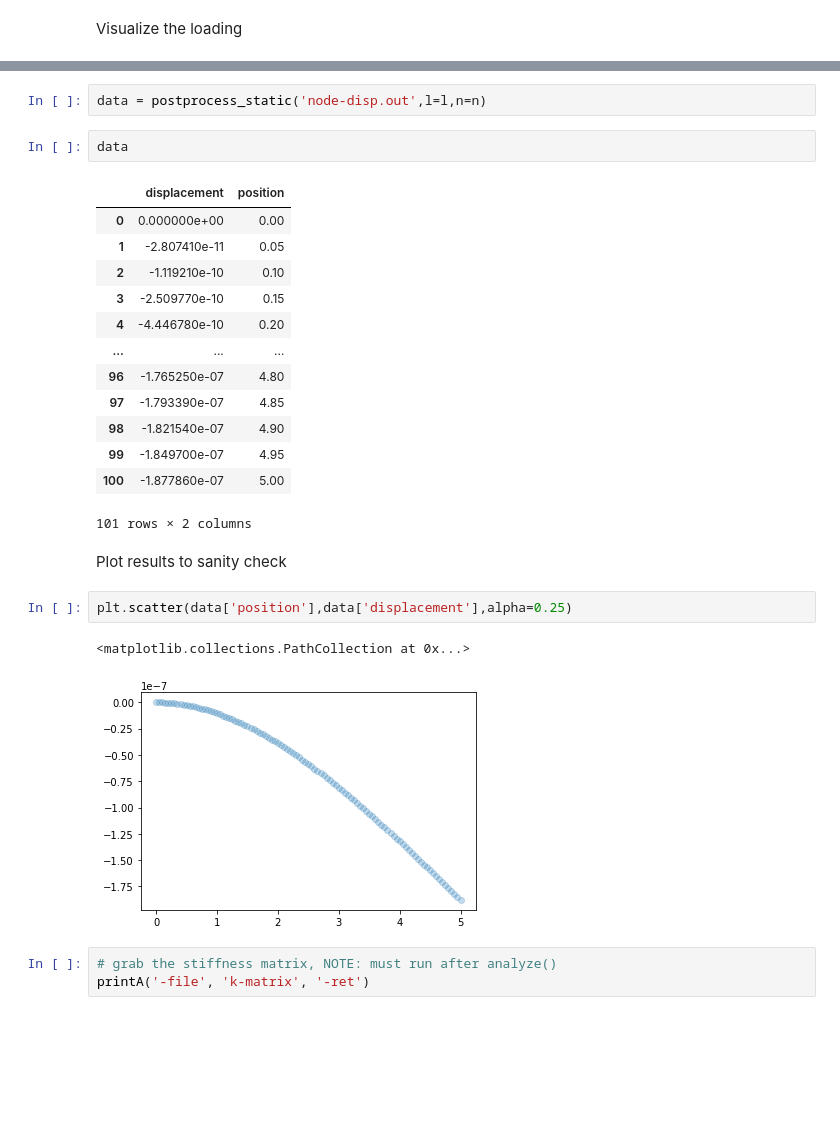
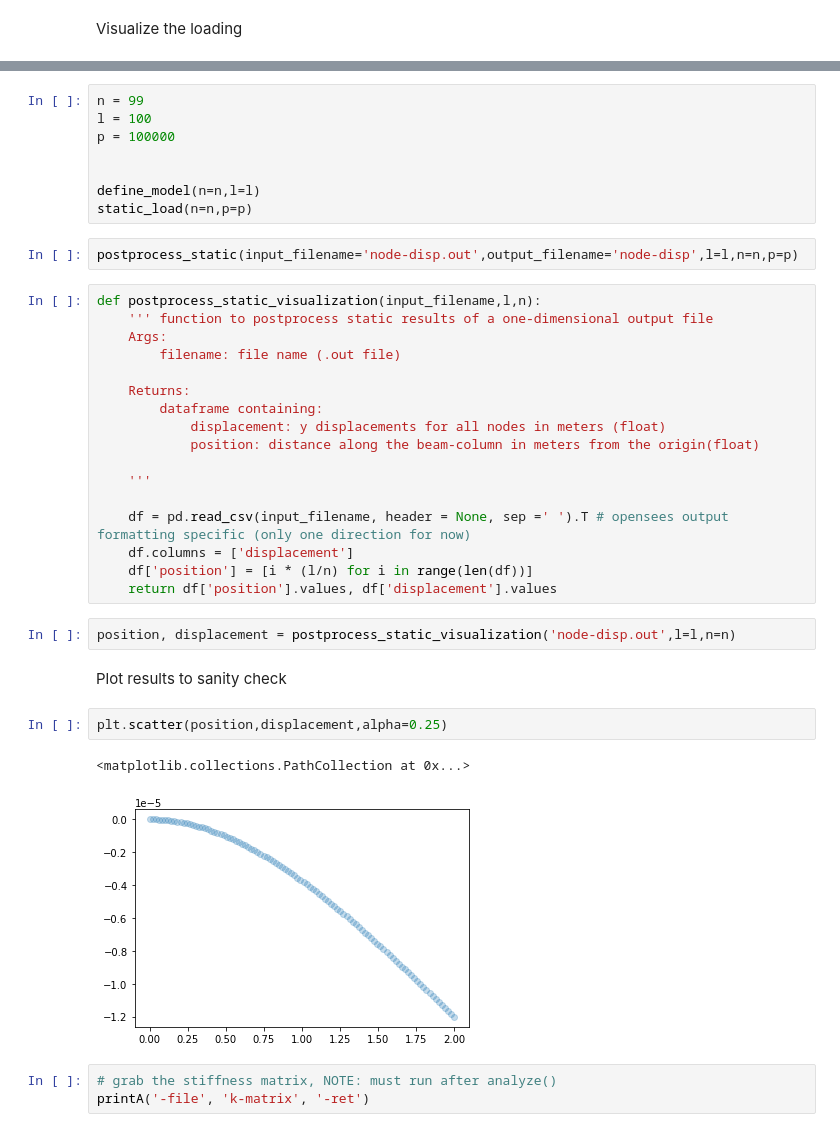
Before and after one commit to jamesterryxu/dsa-2024, a Jupyter notebook: python/data-generator.ipynb, the cells around one changed output, grey strips where cells are left out. Cells and saved outputs as stored; diff of their text form; blank space fills up the shorter version.

Commit message:
adding changes to data generator openseespy code

```diff
--- a/python/data-generator.ipynb
+++ b/python/data-generator.ipynb
@@ -183,28 +219,39 @@ def postprocess_static(filename,l,n):
+# %%
+n = 99
+l = 100
+p = 100000
+
+
+define_model(n=n,l=l)
+static_load(n=n,p=p)
+# %%
+postprocess_static(input_filename='node-disp.out',output_filename='node-disp',l=l,n=n,p=p)
+# %%
+def postprocess_static_visualization(input_filename,l,n):
+    ''' function to postprocess static results of a one-dimensional output file
+    Args:
+        filename: file name (.out file)
+
+    Returns:
+        dataframe containing:
+            displacement: y displacements for all nodes in meters (float)
+            position: distance along the beam-column in meters from the origin(float)
+
+    '''
+
+    df = pd.read_csv(input_filename, header = None, sep =' ').T # opensees output formatting specific (only one direction for now)
+    df.columns = ['displacement']
+    df['position'] = [i * (l/n) for i in range(len(df))]
+    return df['position'].values, df['displacement'].values
 # %%
-data = postprocess_static('node-disp.out',l=l,n=n)
+position, displacement = postprocess_static_visualization('node-disp.out',l=l,n=n)
-# %%
-data
-# %% [output]
-|  | displacement | position |
-| 0 | 0.000000e+00 | 0.00 |
-| 1 | -2.807410e-11 | 0.05 |
-| 2 | -1.119210e-10 | 0.10 |
-| 3 | -2.509770e-10 | 0.15 |
-| 4 | -4.446780e-10 | 0.20 |
-| ... | ... | ... |
-| 96 | -1.765250e-07 | 4.80 |
-| 97 | -1.793390e-07 | 4.85 |
-| 98 | -1.821540e-07 | 4.90 |
-| 99 | -1.849700e-07 | 4.95 |
-| 100 | -1.877860e-07 | 5.00 |
-101 rows × 2 columns
 # %% [markdown]
 Plot results to sanity check
 # %%
-plt.scatter(data['position'],data['displacement'],alpha=0.25)
+plt.scatter(position,displacement,alpha=0.25)
 # %% [output]
 <matplotlib.collections.PathCollection at 0x...>
-[figure, old version]
+[figure, new version]
 # %%
 # grab the stiffness matrix, NOTE: must run after analyze()
 printA('-file', 'k-matrix', '-ret')
```
Also changed, not shown: parts of 10 cells of this notebook.
